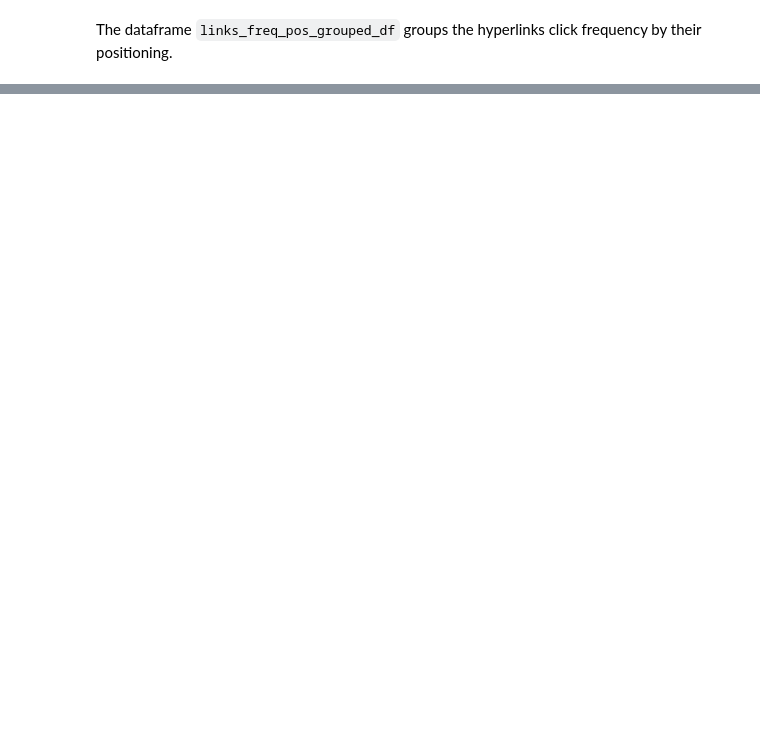
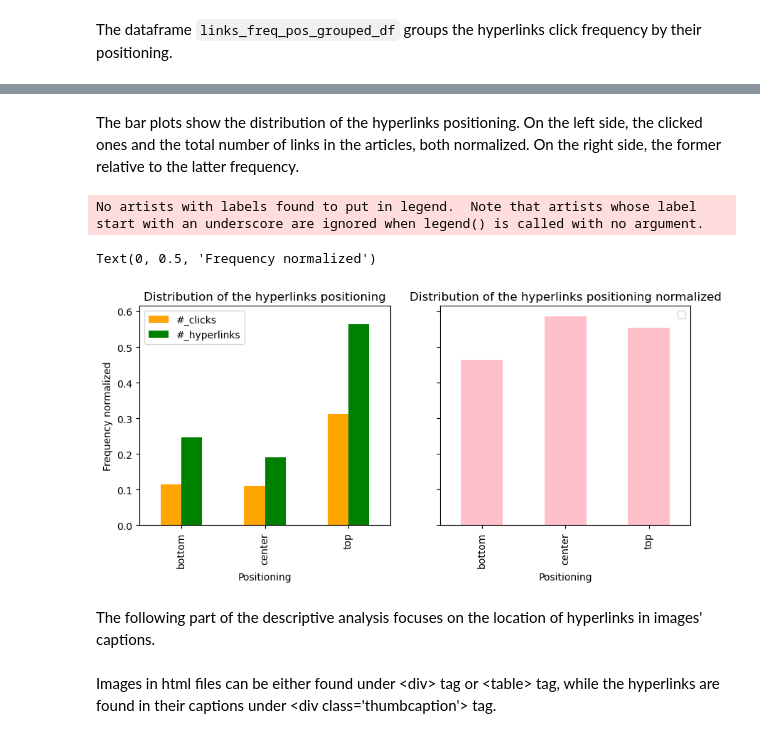
Before and after one commit to epfl-ada/ada-2022-project-theadalyzers, a Jupyter notebook: P2.ipynb, the cells around one changed output, grey strips where cells are left out. Cells and saved outputs as stored; diff of their text form; code cells hidden in the pictures; blank space fills up the shorter version.

```diff
--- a/P2.ipynb
+++ b/P2.ipynb
@@ -284,6 +288,7 @@ for df in link_positioning_dfs:
     except:
         pass
 
+link_positioning_dfs=link_positioning_dfs[:100]
 from functools import reduce # perform multiple merge
 links_pos_dfs_merged = reduce(lambda  left,right: pd.merge(left,right,on=['link'],how='outer'), link_positioning_dfs)
 links_pos_dfs_merged.head()
@@ -363,5 +366,3 @@ links_freq_pos_2
 # %%
-# all html files
-
-links_freq_pos=links_freq_df.merge(most_freq_positioning_df, left_on='link', right_on='link')
+links_freq_pos=links_freq_df.merge(most_freq_positioning_df, how='outer', left_on='link', right_on='link')
 links_freq_pos
@@ -387,0 +395,5 @@ links_freq_pos_grouped_df
+# %%
+# normalization
+
+links_freq_pos_grouped_df['#_clicks_norm']=links_freq_pos_grouped_df['#_clicks']/clicks_tot
+links_freq_pos_grouped_df
@@ -387,0 +443,6 @@ links_freq_pos_grouped_df
+# %%
+positioning_freq_df_grouped=positioning_freq_df.groupby('positioning').sum()
+positioning_freq_df_grouped.columns=['nr']
+links_tot=np.sum(positioning_freq_df['positioning_freq'])
+positioning_freq_df_grouped['nr_norm']=positioning_freq_df_grouped['nr']/links_tot
+positioning_freq_df_grouped
@@ -388,10 +455,25 @@ links_freq_pos_grouped_df
+# %% [markdown]
+The bar plots show the distribution of the hyperlinks positioning. On the left side, the clicked ones and the total number of links in the articles, both normalized. On the right side, the former relative to the latter frequency.
 # %%
 # visualization of the Distribution of the clicked hyperlinks' positioning
 
-links_freq_pos.sort_values(by='#_clicks', ascending=False, inplace=True)
-#links_freq_pos=links_freq_pos[:1000] # may be interesting to 1000 most clicked articles
-#links_freq_pos=links_freq_pos[:-1000] # 1000 least clicked articles
+# dataframe for visualization
+vis=links_freq_pos_grouped_df.merge(positioning_freq_df_grouped, left_index=True, right_index=True)
 
-ax = links_freq_pos_grouped_df.plot.bar()
-ax.set_title('Distribution of the clicked hyperlinks positioning')
-ax.set_xlabel('Positioning')
+fig, ax = plt.subplots(1,2, sharey=True, figsize=(10,4))
+vis.plot(y=['#_clicks_norm', 'nr_norm'], kind='bar', ax=ax[0], label=['#_clicks', '#_hyperlinks'], color=['orange', 'green'])
+ax[0].legend()
+ax[0].set_title('Distribution of the hyperlinks positioning')
+ax[0].set_xlabel('Positioning')
+ax[0].set_ylabel('Frequency normalized')
+
+vis['clicked']=vis['#_clicks_norm']/vis['nr_norm']
+vis.plot(y='clicked', kind='bar', ax=ax[1], color='pink', label='')
+ax[1].legend()
+ax[1].set_title('Distribution of the hyperlinks positioning normalized')
+ax[1].set_xlabel('Positioning')
+ax[1].set_ylabel('Frequency normalized')
+# %% [output]
+No artists with labels found to put in legend.  Note that artists whose label start with an underscore are ignored when legend() is called with no argument.
+Text(0, 0.5, 'Frequency normalized')
+[figure, added]
@@ -432 +480,5 @@ soup2 = BeautifulSoup(f2, 'lxml')
+# %% [markdown]
+The following part of the descriptive analysis focuses on the location of hyperlinks in images' captions.
+# %% [markdown]
+Images in html files can be either found under \<div> tag or \<table> tag, while the hyperlinks are found in their captions under \<div class='thumbcaption'> tag.
 # %%
```
Also changed, not shown: parts of 44 cells of this notebook.
